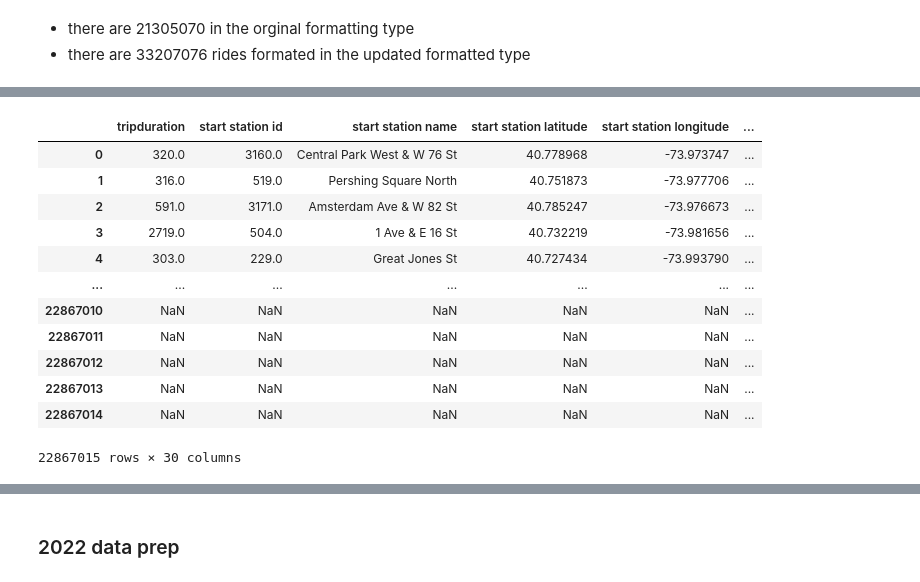
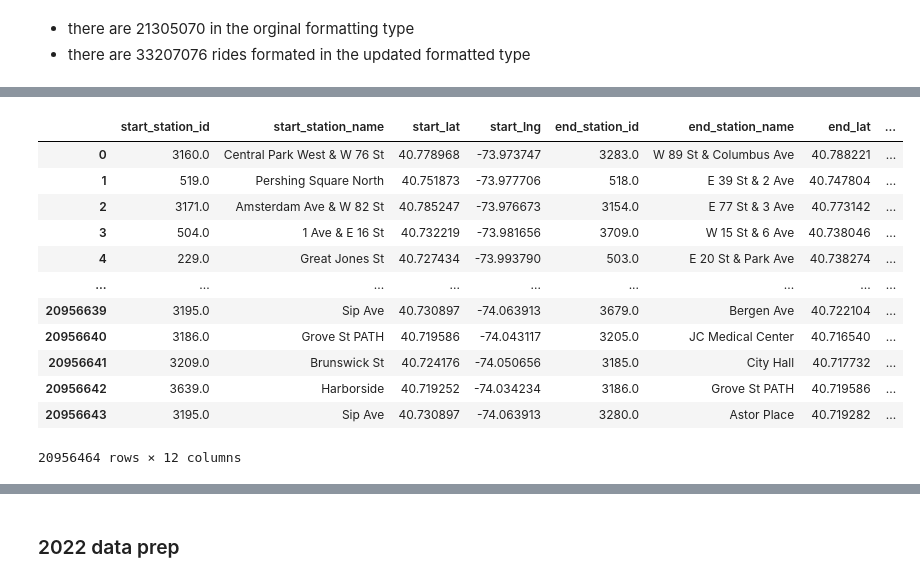
Before and after one commit to elrhmo/bike_sharing, a Jupyter notebook: data_prep.ipynb, the cells around one changed output, grey strips where cells are left out. Saved outputs shown, nothing was run; the diff lists cells and outputs as text; code cells hidden in the pictures.

Commit message:
creating 2019 events dataframe

```diff
--- a/data_prep.ipynb
+++ b/data_prep.ipynb
@@ -2212,0 +2137,3 @@ Name: started_at, Length: 10000, dtype: object
+# %%
+#dropping rows from the dataframe that have null values
+data_2019_cleaned = data_2019.dropna()
@@ -2212,0 +2142,12 @@ Name: started_at, Length: 10000, dtype: object
+# %%
+# transfering values from one pandas column to another pandas column with new names so it matches the most recent citibike formatting
+data_2019_cleaned['started_at'] = data_2019_cleaned['starttime']
+data_2019_cleaned['ended_at'] = data_2019_cleaned['stoptime']
+data_2019_cleaned['start_station_id'] = data_2019_cleaned['start station id']
+data_2019_cleaned['start_station_name'] = data_2019_cleaned['start station name']
+data_2019_cleaned['start_lat'] = data_2019_cleaned['start station latitude']
+data_2019_cleaned['start_lng'] = data_2019_cleaned['start station longitude']
+data_2019_cleaned['end_station_id'] = data_2019_cleaned['end station id']
+data_2019_cleaned['end_station_name']= data_2019_cleaned['end station name']
+data_2019_cleaned['end_lat'] = data_2019_cleaned['end station latitude']
+data_2019_cleaned['end_lng']= data_2019_cleaned['end station longitude']
@@ -2212,0 +2192,5 @@ Name: started_at, Length: 10000, dtype: object
+# %%
+# removing columns that are no longer needed
+data_2019_cleaned = data_2019_cleaned.drop(['tripduration', 'starttime','stoptime','start station id','start station name','start station latitude',
+                                                'start station longitude','end station id','end station name','end station latitude','end station longitude',
+                                                'bikeid','usertype','birth year','gender'], axis=1)
@@ -2223,16 +2223,16 @@ import datetime
 format = "%Y/%m/%d %H:%M"
 
 # Minute level of accuracy if fine for this analysis so the below code cuts these seconds off from the datetime and formats the datetime columns
-data_2019['Start Date'] = data_2019['starttime'].str[:16]
-data_2019['End Date'] = data_2019['stoptime'].str[:16]
+data_2019_cleaned['Start Date'] = data_2019_cleaned['started_at'].str[:16]
+data_2019_cleaned['End Date'] = data_2019_cleaned['ended_at'].str[:16]
 
-data_2019['Start Date']= pd.to_datetime(data_2019['Start Date'], format=format)
+data_2019_cleaned['Start Date']= pd.to_datetime(data_2019_cleaned['Start Date'], format=format)
 
-data_2019['End Date']= pd.to_datetime(data_2019['End Date'], format=format)
+data_2019_cleaned['End Date']= pd.to_datetime(data_2019_cleaned['End Date'], format=format)
 
-data_2019['Hour']= pd.to_datetime(data_2019['Start Date'], format=format).dt.hour
+data_2019_cleaned['Hour']= pd.to_datetime(data_2019_cleaned['Start Date'], format=format).dt.hour
 
-data_2019['Day']= pd.to_datetime(data_2019['Start Date'], format=format).dt.weekday
+data_2019_cleaned['Day']= pd.to_datetime(data_2019_cleaned['Start Date'], format=format).dt.weekday
 
-data_2019.head()
+data_2019_cleaned.head()
 # %% [output]
@@ -2246,17 +2245,17 @@ data_2019.head()
 # %%
-# removing columns that aren't required
-data_2019.drop(['starttime', 'stoptime'], axis=1)
+# removing final columns that aren't required
+data_2019_cleaned = data_2019_cleaned.drop(['started_at', 'ended_at'], axis=1)
 # %% [output]
-|  | tripduration | start station id | start station name | start station latitude | start station longitude | ... |
-| 0 | 320.0 | 3160.0 | Central Park West & W 76 St | 40.778968 | -73.973747 | ... |
-| 1 | 316.0 | 519.0 | Pershing Square North | 40.751873 | -73.977706 | ... |
-| 2 | 591.0 | 3171.0 | Amsterdam Ave & W 82 St | 40.785247 | -73.976673 | ... |
-| 3 | 2719.0 | 504.0 | 1 Ave & E 16 St | 40.732219 | -73.981656 | ... |
-| 4 | 303.0 | 229.0 | Great Jones St | 40.727434 | -73.993790 | ... |
-| ... | ... | ... | ... | ... | ... | ... |
-| 22867010 | NaN | NaN | NaN | NaN | NaN | ... |
-| 22867011 | NaN | NaN | NaN | NaN | NaN | ... |
-| 22867012 | NaN | NaN | NaN | NaN | NaN | ... |
-| 22867013 | NaN | NaN | NaN | NaN | NaN | ... |
-| 22867014 | NaN | NaN | NaN | NaN | NaN | ... |
+|  | start_station_id | start_station_name | start_lat | start_lng | end_station_id | end_station_name | end_lat | ... |
+| 0 | 3160.0 | Central Park West & W 76 St | 40.778968 | -73.973747 | 3283.0 | W 89 St & Columbus Ave | 40.788221 | ... |
+| 1 | 519.0 | Pershing Square North | 40.751873 | -73.977706 | 518.0 | E 39 St & 2 Ave | 40.747804 | ... |
+| 2 | 3171.0 | Amsterdam Ave & W 82 St | 40.785247 | -73.976673 | 3154.0 | E 77 St & 3 Ave | 40.773142 | ... |
+| 3 | 504.0 | 1 Ave & E 16 St | 40.732219 | -73.981656 | 3709.0 | W 15 St & 6 Ave | 40.738046 | ... |
+| 4 | 229.0 | Great Jones St | 40.727434 | -73.993790 | 503.0 | E 20 St & Park Ave | 40.738274 | ... |
+| ... | ... | ... | ... | ... | ... | ... | ... | ... |
+| 20956639 | 3195.0 | Sip Ave | 40.730897 | -74.063913 | 3679.0 | Bergen Ave | 40.722104 | ... |
+| 20956640 | 3186.0 | Grove St PATH | 40.719586 | -74.043117 | 3205.0 | JC Medical Center | 40.716540 | ... |
+| 20956641 | 3209.0 | Brunswick St | 40.724176 | -74.050656 | 3185.0 | City Hall | 40.717732 | ... |
+| 20956642 | 3639.0 | Harborside | 40.719252 | -74.034234 | 3186.0 | Grove St PATH | 40.719586 | ... |
+| 20956643 | 3195.0 | Sip Ave | 40.730897 | -74.063913 | 3280.0 | Astor Place | 40.719282 | ... |
-22867015 rows × 30 columns
+20956464 rows × 12 columns
```
Also changed, not shown: parts of 58 cells of this notebook.
